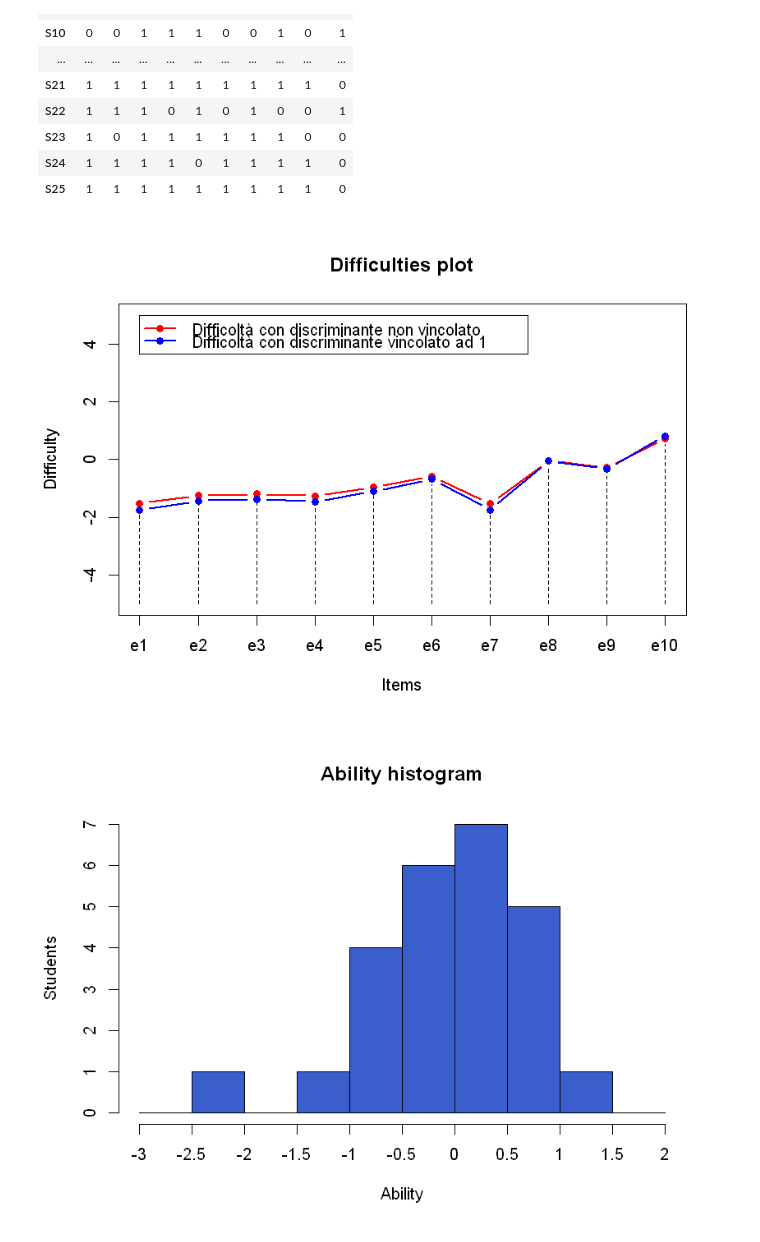
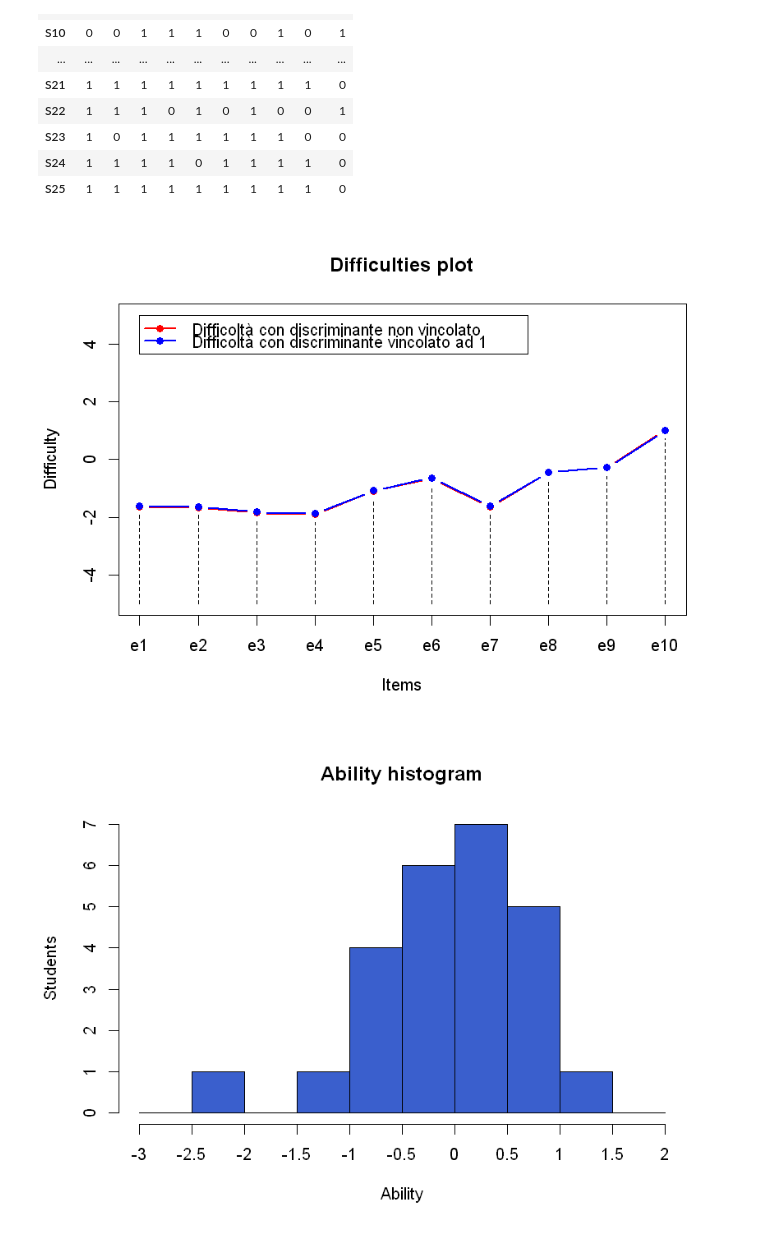
Before and after one commit to MarcoCordoni95/TesiTriennale-ItemResponseTheory, a Jupyter notebook: IRT.ipynb, the cells around one changed output. Drawn from its saved outputs; the diff is of its cells as text; code cells hidden in the pictures.

```diff
--- a/IRT.ipynb
+++ b/IRT.ipynb
@@ -194,28 +194,28 @@ bootstrapping <- function(items, n = 500) {
 # %%
 # Modifico la dimensione dei grafici
 width <- 7
 height <- 5
 sizePlot(width, height)
 
 # Bootstrapping
-numExtractions <- 250
+numExtractions <- 300
 bottDatiDichot <- bootstrapping(datiDichot, numExtractions)
 
 # Stimo le difficoltà con entrambi i metodi
 difficDichotF <- estimateDifficultiesDichotFreeDiscrim(bottDatiDichot)
 difficDichotO <- estimateDifficultiesDichotOneDiscrim(bottDatiDichot)
 
 # Visualizzo e confronto i grafici relativi alle difficoltà stimate con entrambi i metodi
 plotDifficultiesDichot(datiDichot, difficDichotF)
 par(new = TRUE)
 plotDifficultiesDichot(datiDichot, difficDichotO, color = "blue")
 legend(1, 10, legend=c("Difficoltà con discriminante non vincolato", "Difficoltà con discriminante vincolato ad 1"), col=c("red", "blue"), lty=1, cex=1, lwd=2, pch=16)
 
 # Stimo le abilità e visualizzo il relativo grafico
 abil <- estimateAbilitiesDichot(datiDichot)
 plotAbilitiesDichot(abil)
 # %% [output]
-[figure, old version]
+[figure, new version]
 [figure]
 # %%
 #' Calcola la probabilità che uno studente risolva correttamente un esercizio
```
Also changed, not shown: parts of 13 cells of this notebook.
